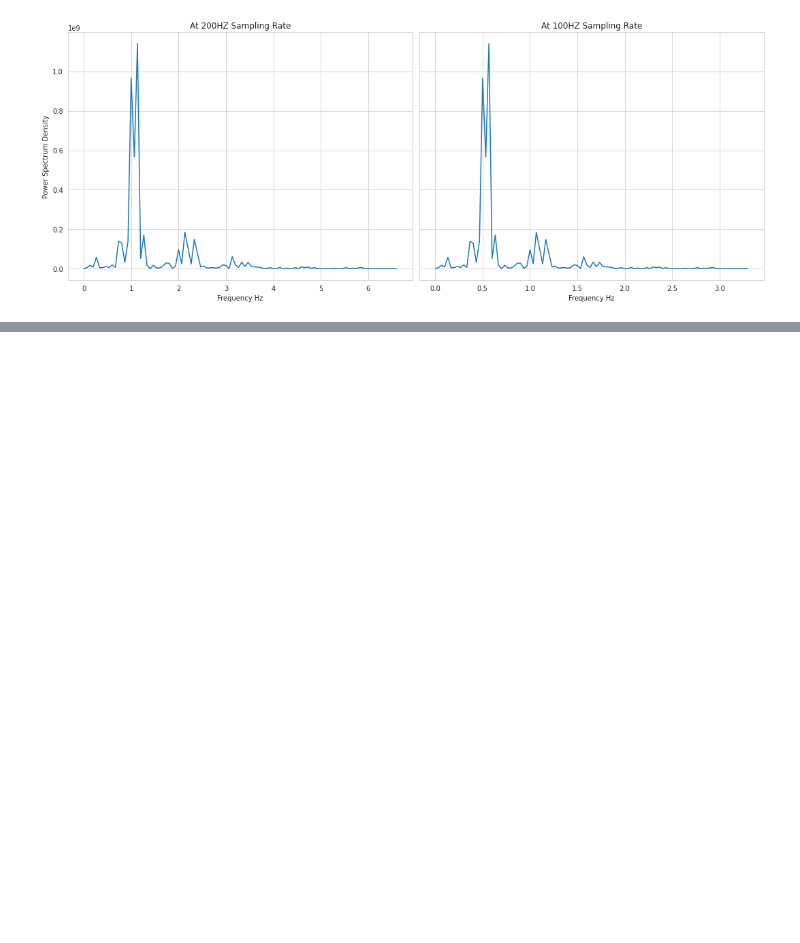
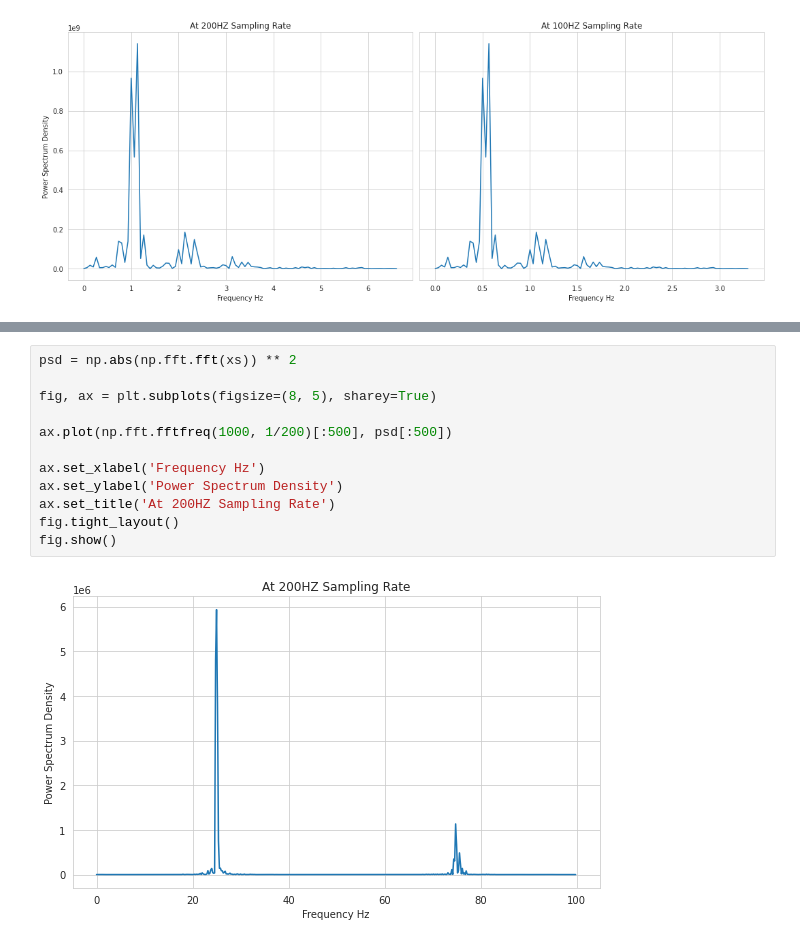
Before and after one commit to WHITSNAK/sta542-sp23, a Jupyter notebook: hw3/hw3 - 4.ipynb, the cells around one changed output, grey strips where cells are left out. Cells and saved outputs as stored; diff of their text form; blank space fills up the shorter version.

```diff
--- a/hw3/hw3 - 4.ipynb
+++ b/hw3/hw3 - 4.ipynb
@@ -34,0 +78,14 @@ fig.show()
+# %%
+psd = np.abs(np.fft.fft(xs)) ** 2
+
+fig, ax = plt.subplots(figsize=(8, 5), sharey=True)
+
+ax.plot(np.fft.fftfreq(1000, 1/200)[:500], psd[:500])
+
+ax.set_xlabel('Frequency Hz')
+ax.set_ylabel('Power Spectrum Density')
+ax.set_title('At 200HZ Sampling Rate')
+fig.tight_layout()
+fig.show()
+# %% [output]
+[figure, added]
```
Also changed, not shown: parts of 5 cells of this notebook, 1 other file.
